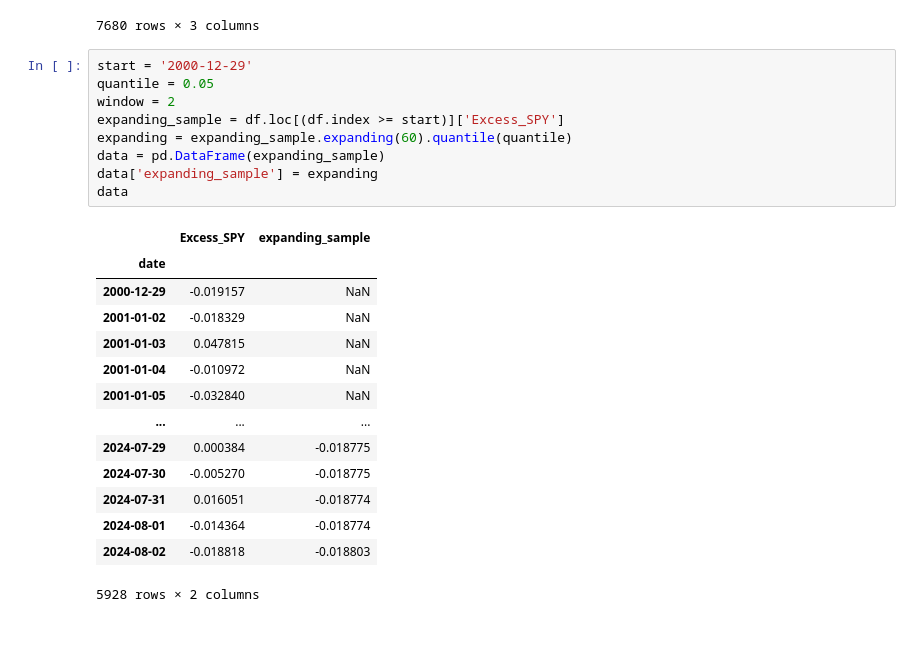
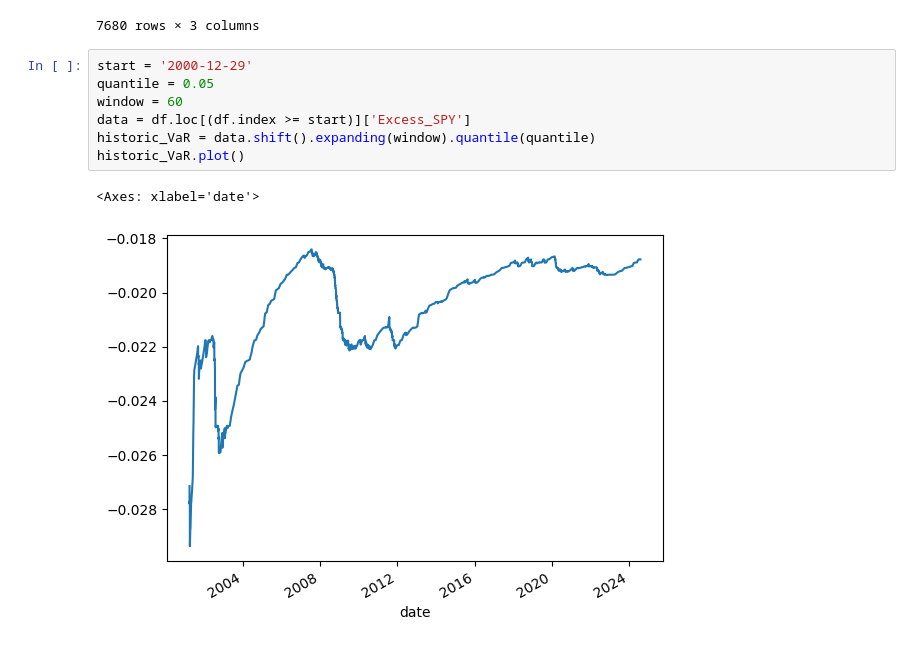
Before and after one commit to ccwhgetgit/finm-portfolio-2024, a Jupyter notebook: homework/hw3.ipynb, the cells around one changed output. Drawn from its saved outputs; the diff is of its cells as text.

```diff
--- a/homework/hw3.ipynb
+++ b/homework/hw3.ipynb
@@ -23,24 +23,10 @@ df
 # %%
 start = '2000-12-29'
 quantile = 0.05
-window = 2
-expanding_sample = df.loc[(df.index >= start)]['Excess_SPY']
-expanding = expanding_sample.expanding(60).quantile(quantile)
-data = pd.DataFrame(expanding_sample)
-data['expanding_sample'] = expanding
-data
+window = 60
+data = df.loc[(df.index >= start)]['Excess_SPY']
+historic_VaR = data.shift().expanding(window).quantile(quantile)
+historic_VaR.plot()
 # %% [output]
-|  | Excess_SPY | expanding_sample |
-| date |  |  |
-| 2000-12-29 | -0.019157 | NaN |
-| 2001-01-02 | -0.018329 | NaN |
-| 2001-01-03 | 0.047815 | NaN |
-| 2001-01-04 | -0.010972 | NaN |
-| 2001-01-05 | -0.032840 | NaN |
-| ... | ... | ... |
-| 2024-07-29 | 0.000384 | -0.018775 |
-| 2024-07-30 | -0.005270 | -0.018775 |
-| 2024-07-31 | 0.016051 | -0.018774 |
-| 2024-08-01 | -0.014364 | -0.018774 |
-| 2024-08-02 | -0.018818 | -0.018803 |
-5928 rows × 2 columns
+<Axes: xlabel='date'>
+[figure, added]
```
Also changed, not shown: parts of 12 cells of this notebook, 5 other files.
